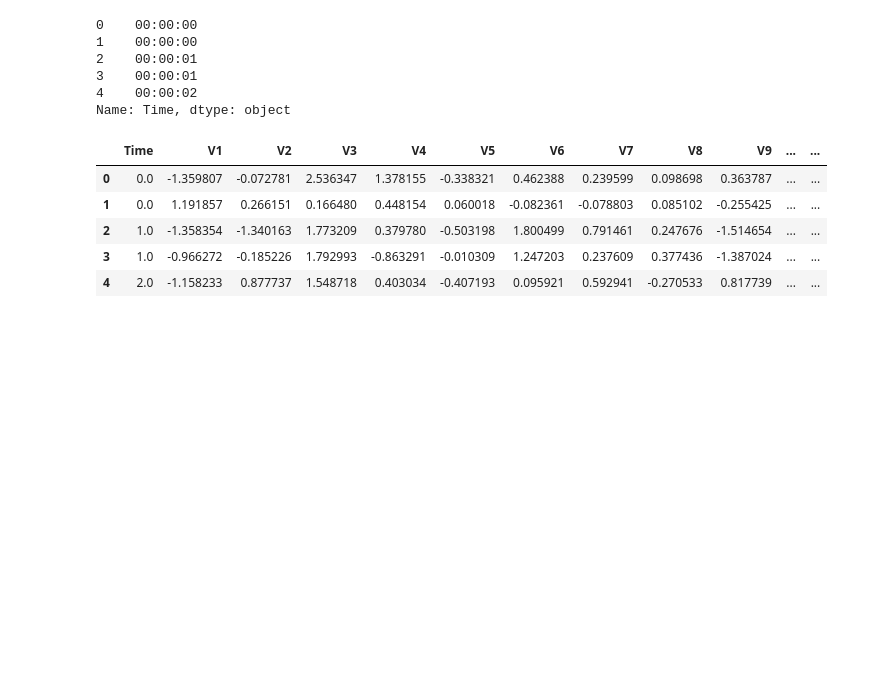
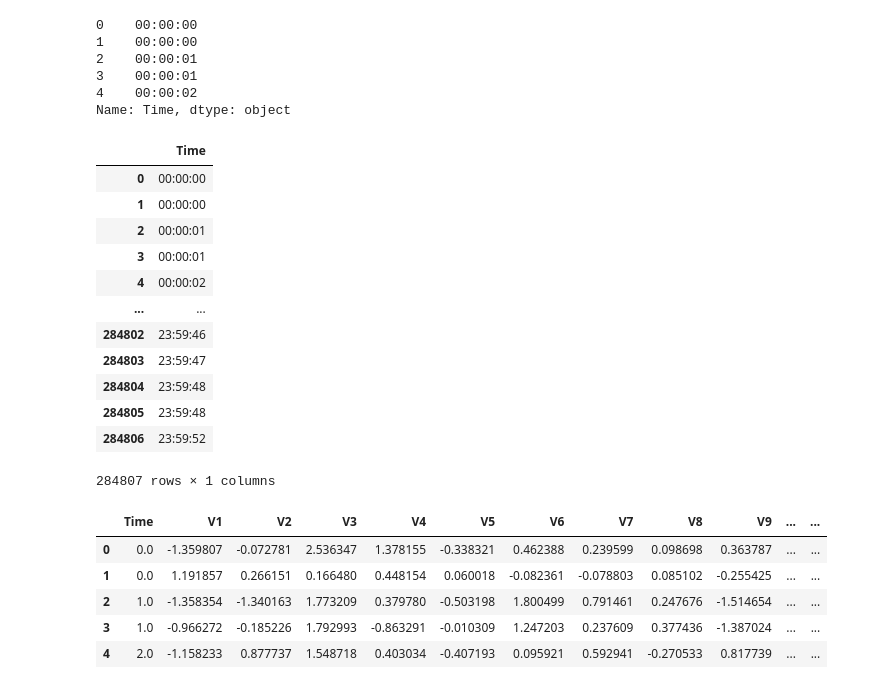
Before and after one commit to SLawsonWoods/project_anomaly_detection, a Jupyter notebook: anomaly_detection_project_setup.ipynb, the cells around one changed output. Drawn from its saved outputs; the diff is of its cells as text; code cells hidden in the pictures; blank space fills up the shorter version.

Commit message:
Moved past forcing the time series plan and back into exploration.

```diff
--- a/anomaly_detection_project_setup.ipynb
+++ b/anomaly_detection_project_setup.ipynb
@@ -160,6 +161,23 @@ time_series.head()
 3    00:00:01
 4    00:00:02
 Name: Time, dtype: object
+# %%
+time_series = pd.DataFrame(time_series)
+time_series
+# %% [output]
+|  | Time |
+| 0 | 00:00:00 |
+| 1 | 00:00:00 |
+| 2 | 00:00:01 |
+| 3 | 00:00:01 |
+| 4 | 00:00:02 |
+| ... | ... |
+| 284802 | 23:59:46 |
+| 284803 | 23:59:47 |
+| 284804 | 23:59:48 |
+| 284805 | 23:59:48 |
+| 284806 | 23:59:52 |
+284807 rows × 1 columns
 # %%
 # can't get this one to work so Im trying spark
 # add time_series as a column to the df
```
Also changed, not shown: parts of 11 cells of this notebook.
